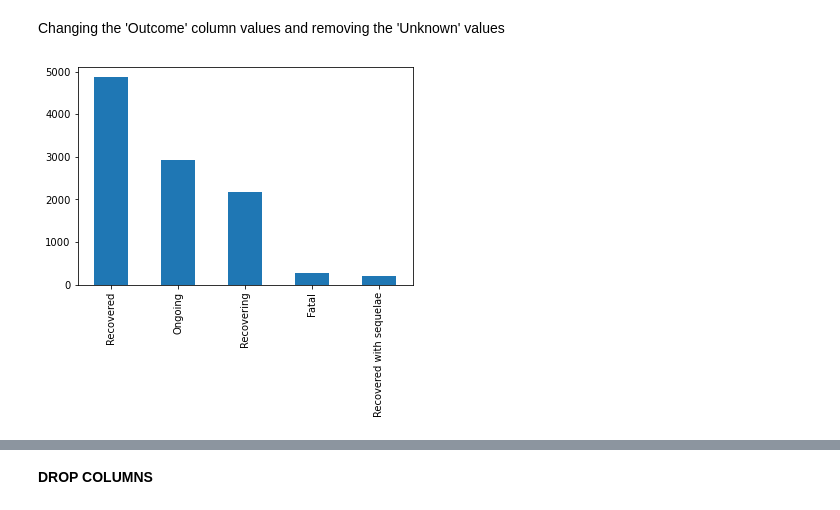
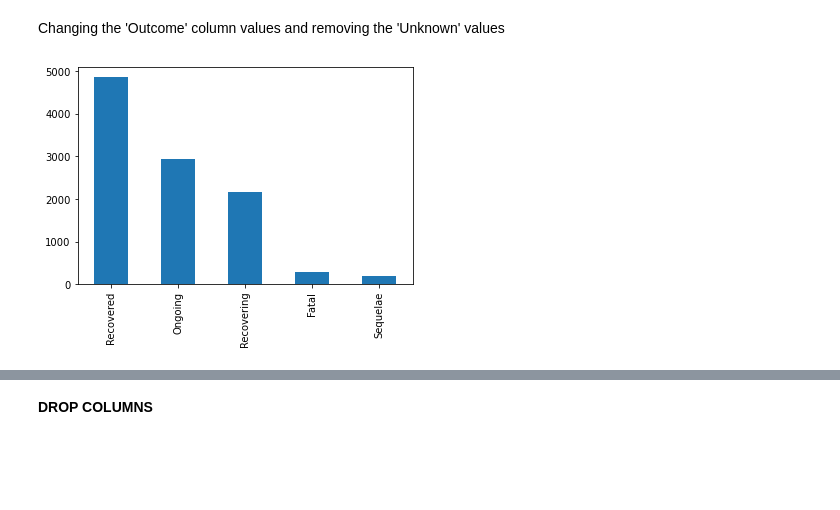
Before and after one commit to agnesadm1997/KRW_assign1, a Jupyter notebook: KRW_2.ipynb, the cells around one changed output, grey strips where cells are left out. Drawn from its saved outputs; the diff is of its cells as text; code cells hidden in the pictures; blank space fills up the shorter version.

```diff
--- a/KRW_2.ipynb
+++ b/KRW_2.ipynb
@@ -44,11 +44,11 @@ Name: Outcome, dtype: float64
 # %% [markdown]
 Changing the 'Outcome' column values and removing the 'Unknown' values
 # %%
-data['Outcome'] = data['Outcome'].replace(['Outcome niet ingevuld', 'Recovered/resolved', 'Not recovered/not resolved/ongoing', 'Recovered/resolved with sequelae', 'Recovering/resolving'], ['Unknown', 'Recovered', 'Ongoing', 'Recovered with sequelae', 'Recovering'])
+data['Outcome'] = data['Outcome'].replace(['Outcome niet ingevuld', 'Recovered/resolved', 'Not recovered/not resolved/ongoing', 'Recovered/resolved with sequelae', 'Recovering/resolving'], ['Unknown', 'Recovered', 'Ongoing', 'Sequelae', 'Recovering'])
 data = data[data['Outcome'] != 'Unknown']
 data.Outcome.value_counts().plot(kind='bar');
 # %% [output]
-[figure, old version]
+[figure, new version]
 # %%
 data['Outcome'].value_counts(normalize=True) * 100
 # %% [output]
```
Also changed, not shown: parts of 11 cells of this notebook.
